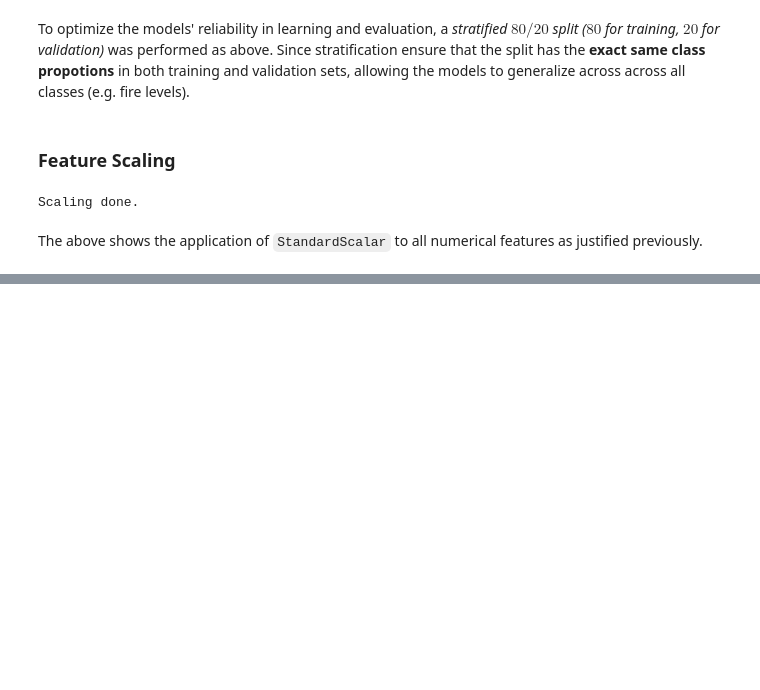
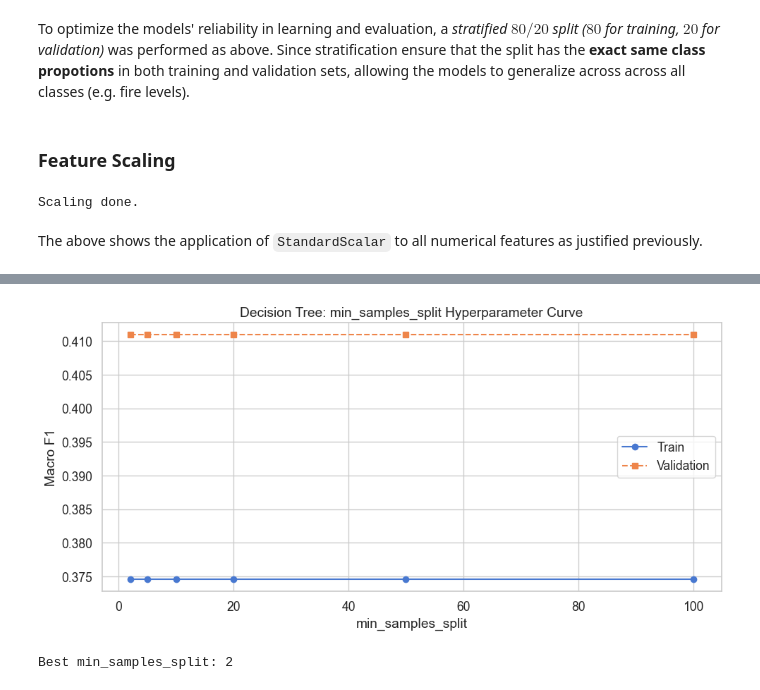
Before and after one commit to wadamiru/manual-ml, a Jupyter notebook: ML-A2/project_wildfire.ipynb, the cells around one changed output, grey strips where cells are left out. Saved outputs shown, nothing was run; the diff lists cells and outputs as text; code cells hidden in the pictures; blank space fills up the shorter version.

```diff
--- a/ML-A2/project_wildfire.ipynb
+++ b/ML-A2/project_wildfire.ipynb
@@ -486,0 +569,27 @@ def hyperparam_curve(param_vals, tr_scores, val_scores, xlabel, title, log=False
+# %%
+# hyperparam 2: min_samples_split
+min_splits   = [2, 5, 10, 20, 50, 100]
+tr_f1s2, val_f1s2 = [], []
+
+for ms in min_splits:
+    dt_tmp = DecisionTreeClassifier(
+        max_depth=best_depth, min_samples_split=ms, random_state=SEED
+    )
+    dt_tmp.fit(X_train, y_train)
+    tr_f1s2.append(f1_score(y_train, dt_tmp.predict(X_train), average='macro'))
+    val_f1s2.append(f1_score(y_val,  dt_tmp.predict(X_val),  average='macro'))
+
+hyperparam_curve(min_splits, tr_f1s2, val_f1s2,
+                 'min_samples_split',
+                 'Decision Tree: min_samples_split Hyperparameter Curve')
+
+best_mss = min_splits[int(np.argmax(val_f1s2))]
+print(f'Best min_samples_split: {best_mss}')
+
+# ANALYSIS NOTE ─────────────────────────────────────────────────────────────
+# min_samples_split prevents splits on very small subsets, acting as an
+# additional regulariser on top of max_depth. Larger values → more pruning
+# → less overfitting, but potentially more underfitting at very high values.
+# %% [output]
+[figure, added]
+Best min_samples_split: 2
```
Also changed, not shown: parts of 14 cells of this notebook, 1 other file.
